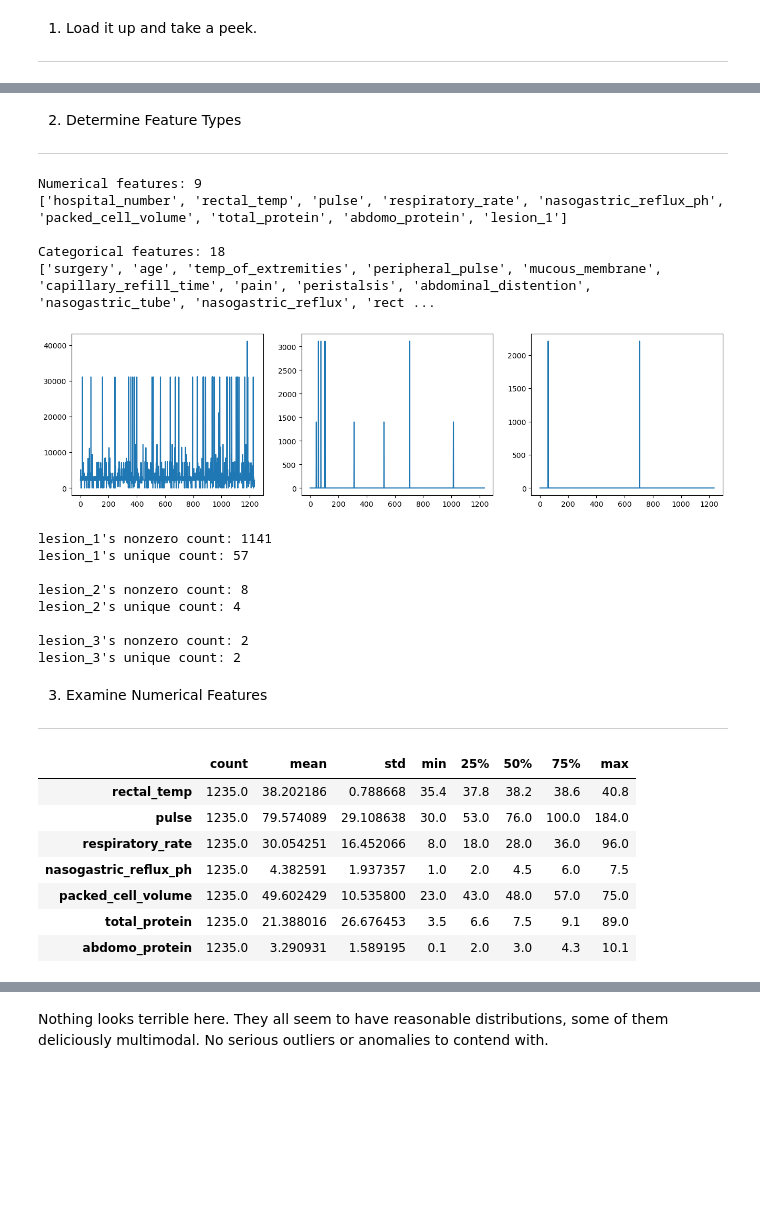
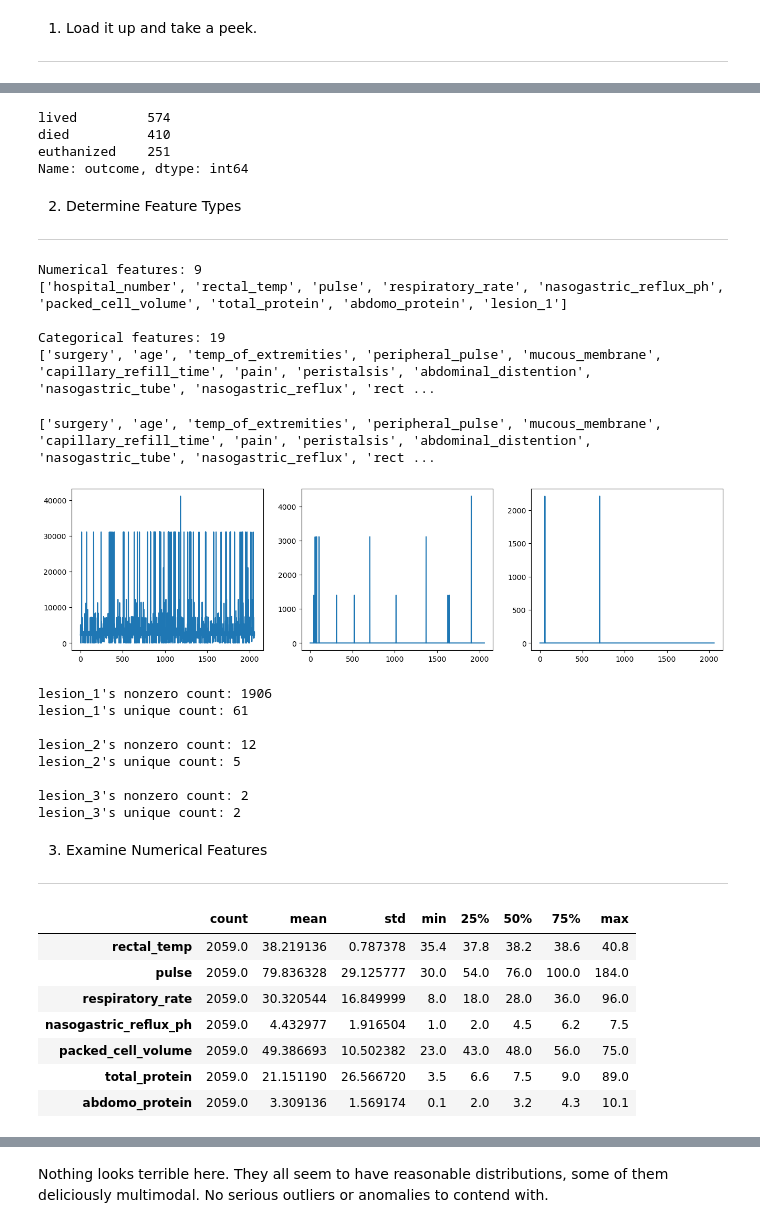
Before and after one commit to joshtod/Capstone-2-Horse-Survival, a Jupyter notebook: notebooks/1.0-jod-data-wrangling.ipynb, the cells around one changed output, grey strips where cells are left out. Saved outputs shown, nothing was run; the diff lists cells and outputs as text; code cells hidden in the pictures; blank space fills up the shorter version.

```diff
--- a/notebooks/1.0-jod-data-wrangling.ipynb
+++ b/notebooks/1.0-jod-data-wrangling.ipynb
@@ -23,3 +23,11 @@ import seaborn as sns
 # Load up our training and test data (since we're using a Kaggle competition).
 training_set = pd.read_csv('../data/raw/train.csv', index_col='id')
 test_set = pd.read_csv('../data/raw/test.csv', index_col='id')
+# %%
+# Smash them together so we can clean them up at the same time
+# Since 'test_set' rows will have null values for 'outcome',
+# it'll be easy to sort them back out again later.
+full_set = pd.concat([training_set, test_set])
+print(training_set.shape)
+print(test_set.shape)
+print(full_set.shape)
@@ -47,3 +59,12 @@ id
+# %%
+# And see if our labels have enough variation.
+
+full_set['outcome'].value_counts()
+# %% [output]
+lived         574
+died          410
+euthanized    251
+Name: outcome, dtype: int64
 # %% [markdown]
 2. Determine Feature Types
 ---
@@ -51,14 +72,13 @@ id
 # It looks like we have a mixture of numeric and categorical variables.
 # Let's split them up and deal with them differently.
 
-features_df = training_set.drop(['outcome'], axis=1)
 numerical_features = []
 categorical_features = []
 
 # We can tell if a feature is probably categorical if it has a relatively
 # small number of potential values.
-for column in features_df :
-    if len(features_df[column].value_counts()) > 10 :
+for column in full_set :
+    if len(full_set[column].value_counts()) > 10 :
         numerical_features.append(column)
     else :
         categorical_features.append(column)
@@ -72,6 +92,12 @@ print(categorical_features)
 Numerical features: 9
 ['hospital_number', 'rectal_temp', 'pulse', 'respiratory_rate', 'nasogastric_reflux_ph', 'packed_cell_volume', 'total_protein', 'abdomo_protein', 'lesion_1']
 
-Categorical features: 18
+Categorical features: 19
 ['surgery', 'age', 'temp_of_extremities', 'peripheral_pulse', 'mucous_membrane', 'capillary_refill_time', 'pain', 'peristalsis', 'abdominal_distention', 'nasogastric_tube', 'nasogastric_reflux', 'rect ...
+# %%
+# Three odd things. First, 'outcome' is not a feature, so let's drop it from the list.
+categorical_features.pop(-1)
+print(categorical_features)
+# %% [output]
+['surgery', 'age', 'temp_of_extremities', 'peripheral_pulse', 'mucous_membrane', 'capillary_refill_time', 'pain', 'peristalsis', 'abdominal_distention', 'nasogastric_tube', 'nasogastric_reflux', 'rect ...
 # %%
@@ -79,32 +105,32 @@ Categorical features: 18
 # It's in the zeroth position, so:
 categorical_features.append(numerical_features.pop(0))
 # %%
-# Second, "lesion_1" registered as "numerical" while "lesion_2" and "lesion_3" registered as categorical.
+# Third, "lesion_1" registered as "numerical" while "lesion_2" and "lesion_3" registered as categorical.
 # Let's see what's up with that...
 
 fig, ax = plt.subplots(1, 3, figsize=(16, 4))
 
-ax[0].plot(features_df['lesion_1'])
-ax[1].plot(features_df['lesion_2'])
-ax[2].plot(features_df['lesion_3'])
+ax[0].plot(full_set['lesion_1'])
+ax[1].plot(full_set['lesion_2'])
+ax[2].plot(full_set['lesion_3'])
 
 plt.show()
 # %% [output]
-[figure, old version]
+[figure, new version]
 # %%
 # Those are some seriously weird values. Perhaps they're
 # essentially categorical?
 for i in range(1,4) :
     column = 'lesion_'+str(i)
-    print(column+"'s nonzero count: "+str(len(training_set[training_set[column] != 0])))
-    print(column+"'s unique count: "+str(len(training_set[column].unique())))
+    print(column+"'s nonzero count: "+str(len(full_set[full_set[column] != 0])))
+    print(column+"'s unique count: "+str(len(full_set[column].unique())))
     print('')
 # %% [output]
-lesion_1's nonzero count: 1141
-lesion_1's unique count: 57
+lesion_1's nonzero count: 1906
+lesion_1's unique count: 61
 
-lesion_2's nonzero count: 8
-lesion_2's unique count: 4
+lesion_2's nonzero count: 12
+lesion_2's unique count: 5
 
 lesion_3's nonzero count: 2
 lesion_3's unique count: 2
@@ -117,16 +143,16 @@ categorical_features.append('lesion_1')
 ---
 # %%
 # Let's get a feel for them.
-training_set[numerical_features].describe().T
+full_set[numerical_features].describe().T
 # %% [output]
 |  | count | mean | std | min | 25% | 50% | 75% | max |
-| rectal_temp | 1235.0 | 38.202186 | 0.788668 | 35.4 | 37.8 | 38.2 | 38.6 | 40.8 |
-| pulse | 1235.0 | 79.574089 | 29.108638 | 30.0 | 53.0 | 76.0 | 100.0 | 184.0 |
-| respiratory_rate | 1235.0 | 30.054251 | 16.452066 | 8.0 | 18.0 | 28.0 | 36.0 | 96.0 |
-| nasogastric_reflux_ph | 1235.0 | 4.382591 | 1.937357 | 1.0 | 2.0 | 4.5 | 6.0 | 7.5 |
-| packed_cell_volume | 1235.0 | 49.602429 | 10.535800 | 23.0 | 43.0 | 48.0 | 57.0 | 75.0 |
-| total_protein | 1235.0 | 21.388016 | 26.676453 | 3.5 | 6.6 | 7.5 | 9.1 | 89.0 |
-| abdomo_protein | 1235.0 | 3.290931 | 1.589195 | 0.1 | 2.0 | 3.0 | 4.3 | 10.1 |
+| rectal_temp | 2059.0 | 38.219136 | 0.787378 | 35.4 | 37.8 | 38.2 | 38.6 | 40.8 |
+| pulse | 2059.0 | 79.836328 | 29.125777 | 30.0 | 54.0 | 76.0 | 100.0 | 184.0 |
+| respiratory_rate | 2059.0 | 30.320544 | 16.849999 | 8.0 | 18.0 | 28.0 | 36.0 | 96.0 |
+| nasogastric_reflux_ph | 2059.0 | 4.432977 | 1.916504 | 1.0 | 2.0 | 4.5 | 6.2 | 7.5 |
+| packed_cell_volume | 2059.0 | 49.386693 | 10.502382 | 23.0 | 43.0 | 48.0 | 56.0 | 75.0 |
+| total_protein | 2059.0 | 21.151190 | 26.566720 | 3.5 | 6.6 | 7.5 | 9.0 | 89.0 |
+| abdomo_protein | 2059.0 | 3.309136 | 1.569174 | 0.1 | 2.0 | 3.2 | 4.3 | 10.1 |
 # %%
 # Nothing too scary. Let's visualize.
 # We can do KDEs and boxplots at the same time.
```
Also changed, not shown: parts of 17 cells of this notebook.
